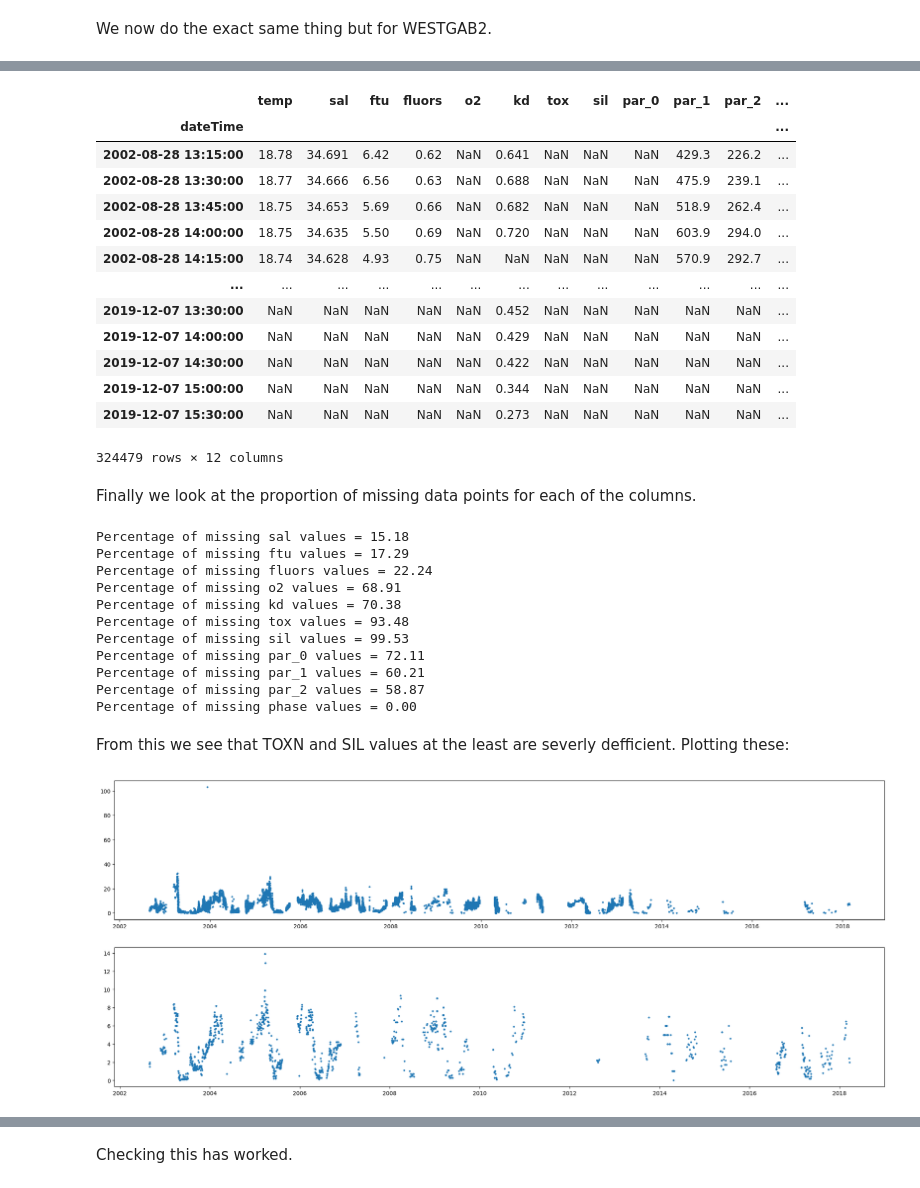
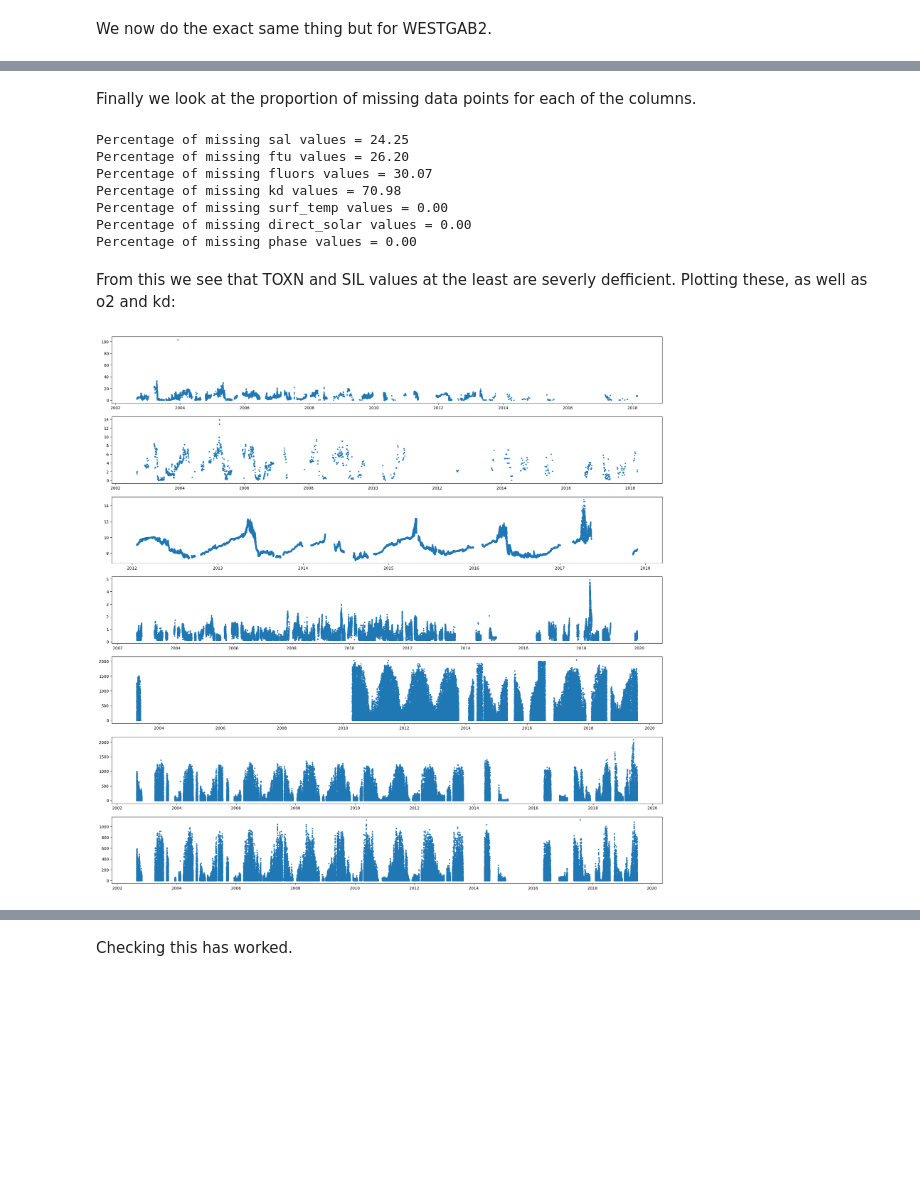
Before and after one commit to Reubenpt123/DAV, a Jupyter notebook: Data_Cleaning_DAV_Assessment.ipynb, the cells around one changed output, grey strips where cells are left out. Cells and saved outputs as stored; diff of their text form; code cells hidden in the pictures; blank space fills up the shorter version.

```diff
--- a/Data_Cleaning_DAV_Assessment.ipynb
+++ b/Data_Cleaning_DAV_Assessment.ipynb
@@ -192,55 +186,31 @@ Now let's read in our data and then add a column of labels for the various const
-# %%
-df = pd.read_csv("clean_data.csv", parse_dates = ["dateTime"])
-df["phase"] = 0
-df.loc[(df["dateTime"] >= "2009-10-05") & (df['dateTime'] < "2012-09-07"), "phase"] = 1
-df.loc[(df["dateTime"] >= "2012-09-07") & (df['dateTime'] < "2015-07-01"), "phase"] = 2
-df.loc[(df["dateTime"] >= "2015-07-01") & (df['dateTime'] < "2018-03-01"), "phase"] = 3
-df.loc[df["dateTime"] >= "2018-03-01", "phase"] = 4
-df = df.set_index("dateTime")
-df.to_csv('clean_data.csv', sep = ',', index = 'False')
-df
-# %% [output]
-|  | temp | sal | ftu | fluors | o2 | kd | tox | sil | par_0 | par_1 | par_2 | ... |
-| dateTime |  |  |  |  |  |  |  |  |  |  |  | ... |
-| 2002-08-28 13:15:00 | 18.78 | 34.691 | 6.42 | 0.62 | NaN | 0.641 | NaN | NaN | NaN | 429.3 | 226.2 | ... |
-| 2002-08-28 13:30:00 | 18.77 | 34.666 | 6.56 | 0.63 | NaN | 0.688 | NaN | NaN | NaN | 475.9 | 239.1 | ... |
-| 2002-08-28 13:45:00 | 18.75 | 34.653 | 5.69 | 0.66 | NaN | 0.682 | NaN | NaN | NaN | 518.9 | 262.4 | ... |
-| 2002-08-28 14:00:00 | 18.75 | 34.635 | 5.50 | 0.69 | NaN | 0.720 | NaN | NaN | NaN | 603.9 | 294.0 | ... |
-| 2002-08-28 14:15:00 | 18.74 | 34.628 | 4.93 | 0.75 | NaN | NaN | NaN | NaN | NaN | 570.9 | 292.7 | ... |
-| ... | ... | ... | ... | ... | ... | ... | ... | ... | ... | ... | ... | ... |
-| 2019-12-07 13:30:00 | NaN | NaN | NaN | NaN | NaN | 0.452 | NaN | NaN | NaN | NaN | NaN | ... |
-| 2019-12-07 14:00:00 | NaN | NaN | NaN | NaN | NaN | 0.429 | NaN | NaN | NaN | NaN | NaN | ... |
-| 2019-12-07 14:30:00 | NaN | NaN | NaN | NaN | NaN | 0.422 | NaN | NaN | NaN | NaN | NaN | ... |
-| 2019-12-07 15:00:00 | NaN | NaN | NaN | NaN | NaN | 0.344 | NaN | NaN | NaN | NaN | NaN | ... |
-| 2019-12-07 15:30:00 | NaN | NaN | NaN | NaN | NaN | 0.273 | NaN | NaN | NaN | NaN | NaN | ... |
-324479 rows × 12 columns
 # %% [markdown]
 Finally we look at the proportion of missing data points for each of the columns.
 # %%
-for n in range(1, 12):
-  print(f"Percentage of missing {df.columns[n]} values = {100*df.iloc[:, n].isna().sum()/len(df) :.2f}")
+for col in df.columns:
+    print(f"Percentage of missing {col} values = {100*df[col].isna().sum()/len(df) :.2f}")
 # %% [output]
-Percentage of missing sal values = 15.18
-Percentage of missing ftu values = 17.29
-Percentage of missing fluors values = 22.24
-Percentage of missing o2 values = 68.91
-Percentage of missing kd values = 70.38
-Percentage of missing tox values = 93.48
-Percentage of missing sil values = 99.53
-Percentage of missing par_0 values = 72.11
-Percentage of missing par_1 values = 60.21
-Percentage of missing par_2 values = 58.87
+Percentage of missing sal values = 24.25
+Percentage of missing ftu values = 26.20
+Percentage of missing fluors values = 30.07
+Percentage of missing kd values = 70.98
+Percentage of missing surf_temp values = 0.00
+Percentage of missing direct_solar values = 0.00
 Percentage of missing phase values = 0.00
 # %% [markdown]
-From this we see that TOXN and SIL values at the least are severly defficient. Plotting these:
+From this we see that TOXN and SIL values at the least are severly defficient. Plotting these, as well as o2 and kd:
 # %%
 df1 = pd.read_csv("clean_data.csv", parse_dates = ["dateTime"])
-fig, ax = plt.subplots(2, 1, figsize=(25, 10))
+fig, ax = plt.subplots(7, 1, figsize=(25, 25))
 ax[0].scatter(df1["dateTime"], df1["tox"], s = 5, marker = 'o')
 ax[1].scatter(df1["dateTime"], df1['sil'], s = 5, marker = 'o')
+ax[2].scatter(df1["dateTime"], df1['o2'], s = 5, marker = 'o')
+ax[3].scatter(df1["dateTime"], df1['kd'], s = 5, marker = 'o')
+ax[4].scatter(df1["dateTime"], df1['par_0'], s = 5, marker = 'o')
+ax[5].scatter(df1["dateTime"], df1['par_1'], s = 5, marker = 'o')
+ax[6].scatter(df1["dateTime"], df1['par_2'], s = 5, marker = 'o')
 fig.show()
 # %% [output]
-[figure, old version]
+[figure, new version]
 # %%
 df1 = pd.read_csv("clean_data.csv", parse_dates = ["dateTime"])
 df1 = df1.set_index("dateTime")
```
Also changed, not shown: parts of 23 cells of this notebook, 1 other file.
